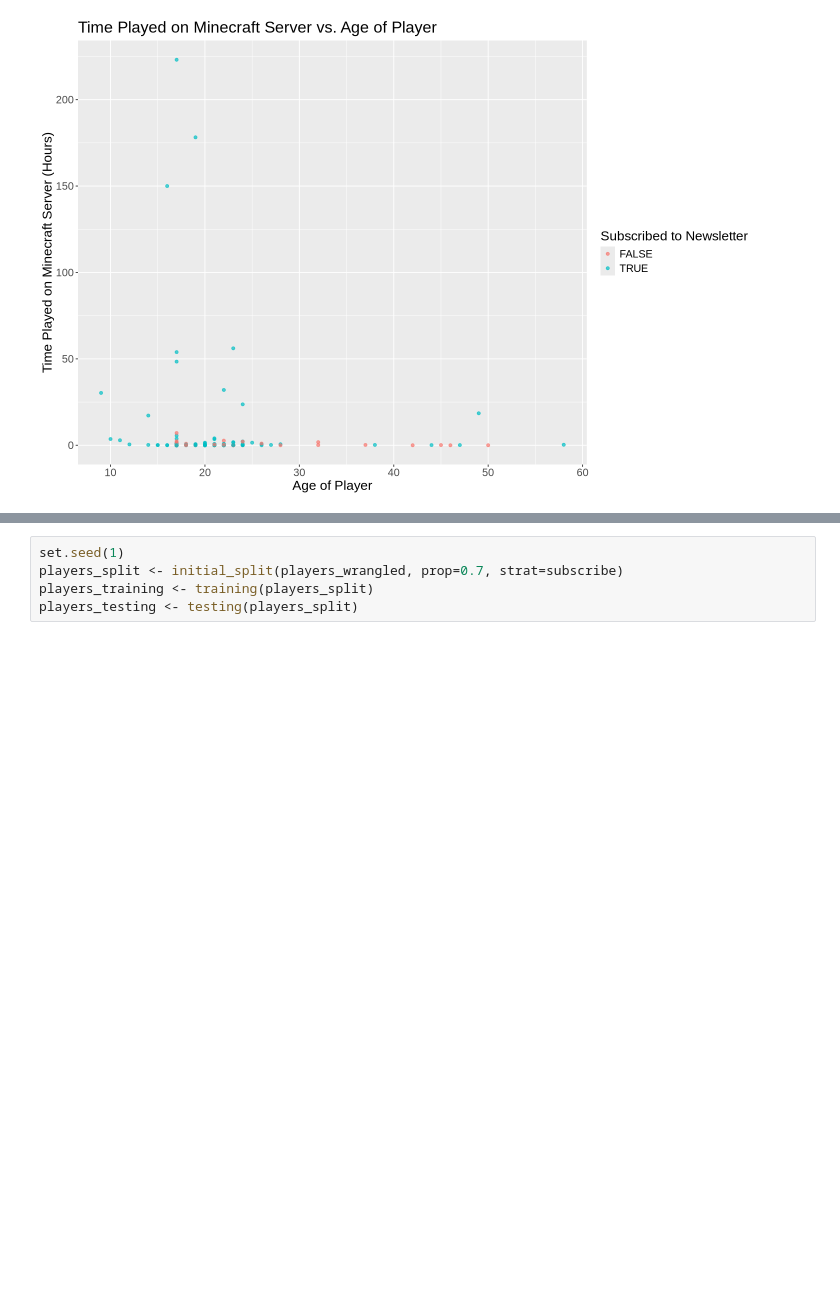
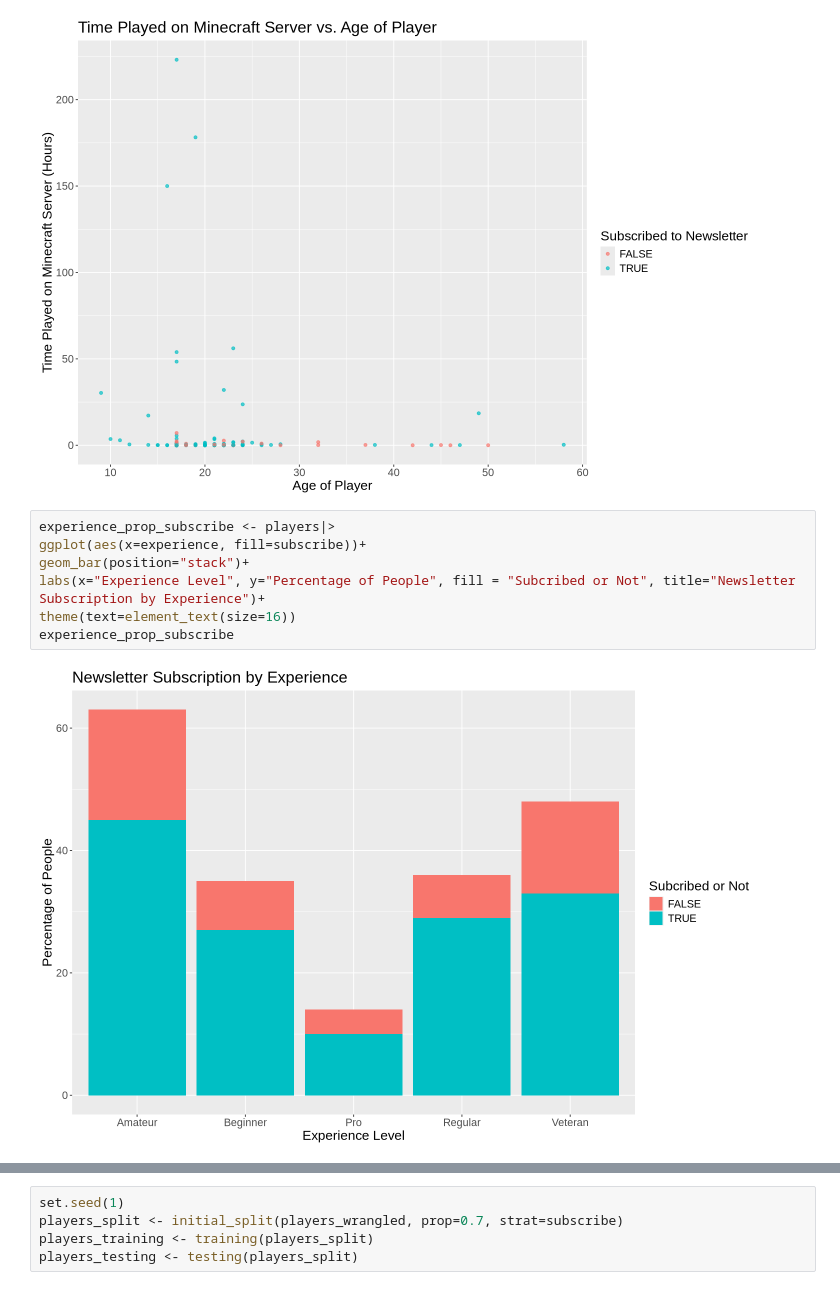
Before and after one commit to TW963/DSCI-100-Group-Project, a Jupyter notebook: Group15File.ipynb, the cells around one changed output, grey strips where cells are left out. Cells and saved outputs as stored; diff of their text form; blank space fills up the shorter version.

Commit message:
Added final visualization, completed all code, reorganized

```diff
--- a/Group15File.ipynb
+++ b/Group15File.ipynb
@@ -122,3 +135,12 @@ players_plot <- ggplot(players_wrangled, aes(x=Age, y=played_hours, color=subscr
 players_plot
 # %% [output]
 [figure]
+# %%
+experience_prop_subscribe <- players|>
+ggplot(aes(x=experience, fill=subscribe))+
+geom_bar(position="stack")+
+labs(x="Experience Level", y="Percentage of People", fill = "Subcribed or Not", title="Newsletter Subscription by Experience")+
+theme(text=element_text(size=16))
+experience_prop_subscribe
+# %% [output]
+[figure, added]
```
Also changed, not shown: parts of 15 cells of this notebook.
